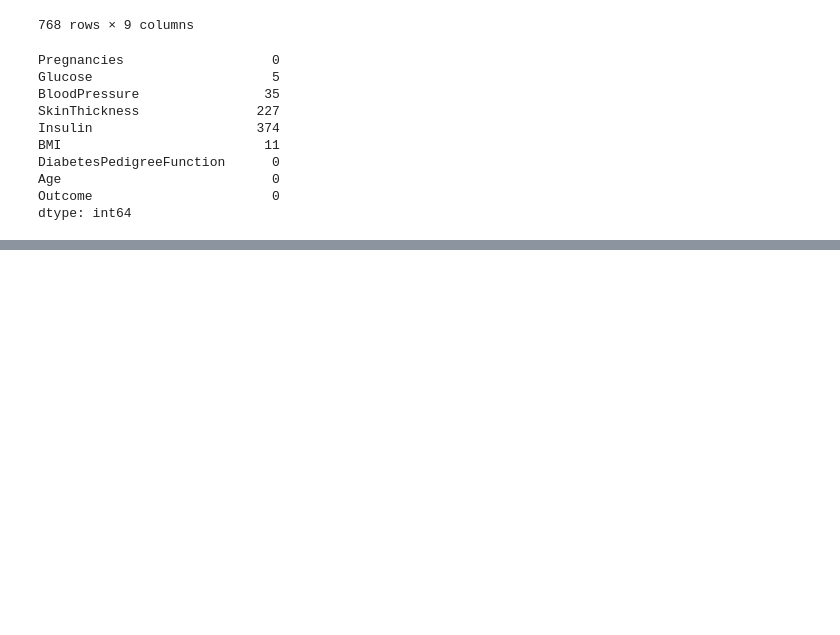
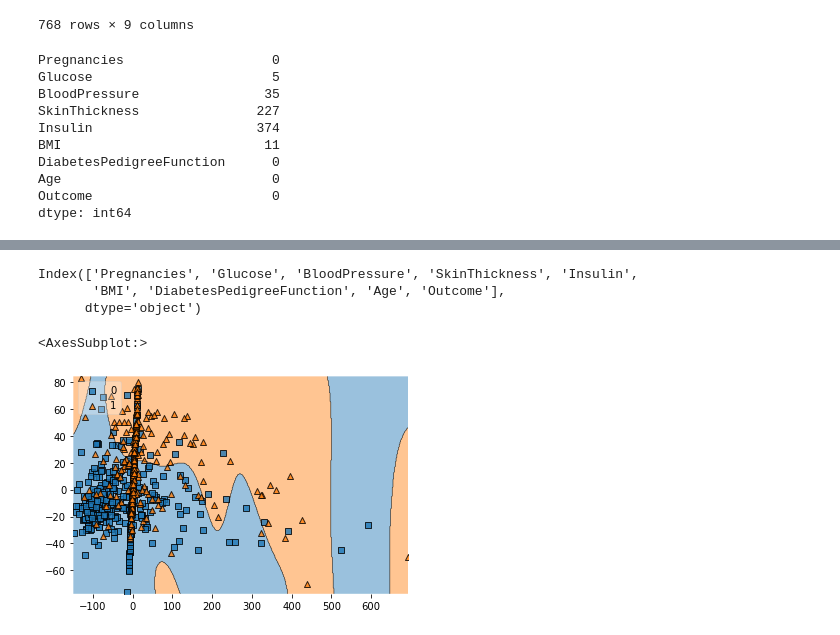
Before and after one commit to Aviost111/Diabetes_Predictions, a Jupyter notebook: interesting.ipynb, the cells around one changed output, grey strips where cells are left out. Cells and saved outputs as stored; diff of their text form; code cells hidden in the pictures; blank space fills up the shorter version.

```diff
--- a/interesting.ipynb
+++ b/interesting.ipynb
@@ -37,3 +37,12 @@ DiabetesPedigreeFunction      0
 Age                           0
 Outcome                       0
 dtype: int64
+# %%
+import sys
+from impyute.imputation.cs import fast_knn
+sys.setrecursionlimit(100000) #Increase the recursion limit of the OS
+# start the KNN training
+imputed_training=fast_knn(df[['Glucose','BloodPressure','SkinThickness','Insulin','BMI']].values, k=30)
+df_t1 = pd.DataFrame(imputed_training,columns=['Glucose','BloodPressure','SkinThickness','Insulin','BMI'])
+df[['Glucose','BloodPressure','SkinThickness','Insulin','BMI']] = df_t1[['Glucose','BloodPressure','SkinThickness','Insulin','BMI']]
+df.isnull().sum()
@@ -39,0 +60,23 @@ dtype: int64
+# %%
+df.columns
+# %% [output]
+Index(['Pregnancies', 'Glucose', 'BloodPressure', 'SkinThickness', 'Insulin',
+       'BMI', 'DiabetesPedigreeFunction', 'Age', 'Outcome'],
+      dtype='object')
+# %%
+from sklearn.decomposition import PCA
+from mlxtend.plotting import plot_decision_regions
+from sklearn.svm import SVC
+
+X=df[['Pregnancies', 'Glucose', 'BloodPressure', 'SkinThickness', 'Insulin',
+       'BMI', 'DiabetesPedigreeFunction', 'Age']]
+Y=df['Outcome']
+
+clf = SVC(C=100,gamma=0.0001)
+pca = PCA(n_components = 2)
+X_train2 = pca.fit_transform(X)
+clf.fit(X_train2, df['Outcome'].astype(int).values)
+plot_decision_regions(X_train2, df['Outcome'].astype(int).values, clf=clf, legend=2)
+# %% [output]
+<AxesSubplot:>
+[figure, added]
```
Also changed, not shown: parts of 7 cells of this notebook.
